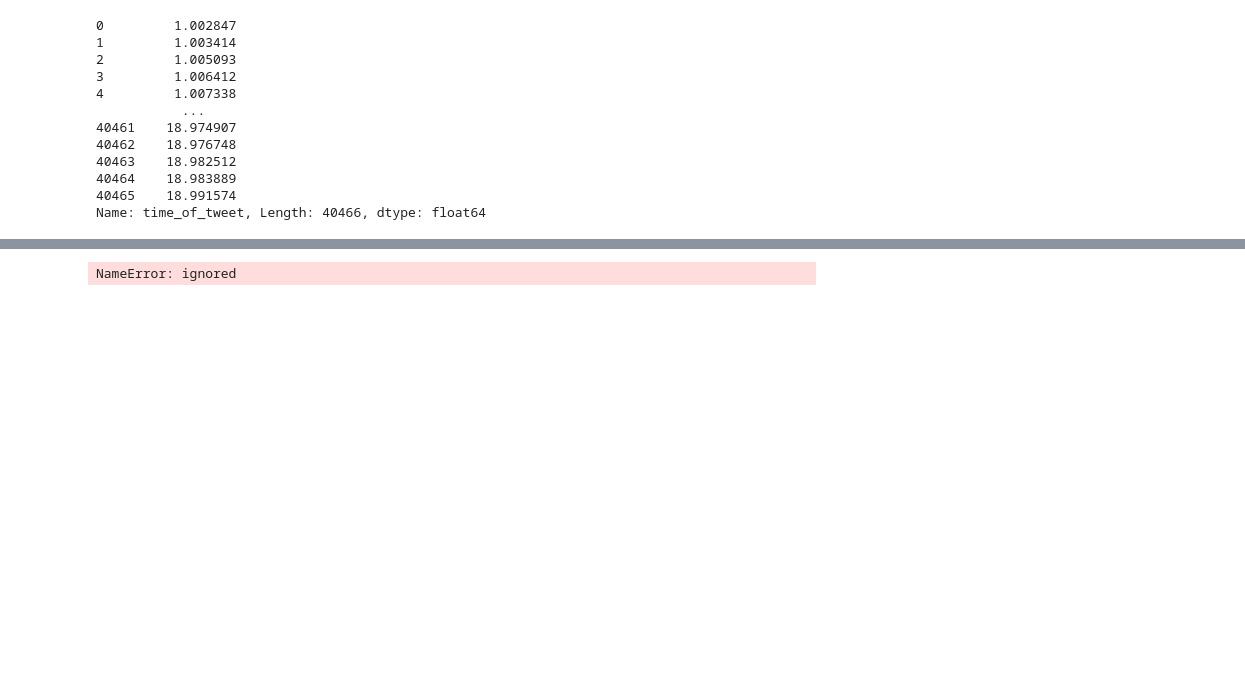
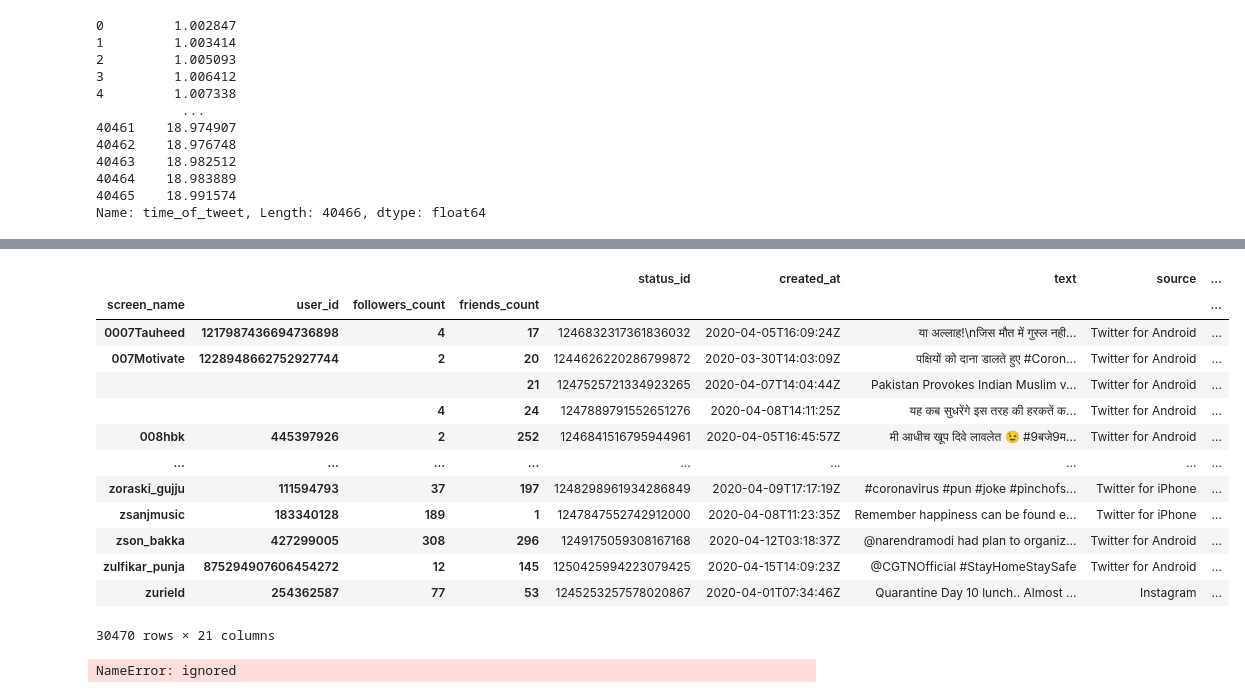
Before and after one commit to ShubhangiSoni1603/Sentimental_analysis_twitter_IN, a Jupyter notebook: Untitled3.ipynb, the cells around one changed output, grey strips where cells are left out. Saved outputs shown, nothing was run; the diff lists cells and outputs as text; code cells hidden in the pictures; blank space fills up the shorter version.

Commit message:
groups

```diff
--- a/Untitled3.ipynb
+++ b/Untitled3.ipynb
@@ -182 +193,19 @@ sns.distplot(dat["time_of_tweet"],bins = 180)
+# %%
+people = dat.groupby(["screen_name","user_id","followers_count","friends_count"])
+people.first()
+# %% [output]
+|  |  |  |  | status_id | created_at | text | source | ... |
+| screen_name | user_id | followers_count | friends_count |  |  |  |  | ... |
+| 0007Tauheed | 1217987436694736898 | 4 | 17 | 1246832317361836032 | 2020-04-05T16:09:24Z | या अल्लाह!\nजिस मौत में गुस्ल नही... | Twitter for Android | ... |
+| 007Motivate | 1228948662752927744 | 2 | 20 | 1244626220286799872 | 2020-03-30T14:03:09Z | पक्षियों को दाना डालते हुए #Coron... | Twitter for Android | ... |
+|  |  |  | 21 | 1247525721334923265 | 2020-04-07T14:04:44Z | Pakistan Provokes Indian Muslim v... | Twitter for Android | ... |
+|  |  | 4 | 24 | 1247889791552651276 | 2020-04-08T14:11:25Z | यह कब सुधरेंगे इस तरह की हरकतें क... | Twitter for Android | ... |
+| 008hbk | 445397926 | 2 | 252 | 1246841516795944961 | 2020-04-05T16:45:57Z | मी आधीच खूप दिवे लावलेत 😉 #9बजे9म... | Twitter for Android | ... |
+| ... | ... | ... | ... | ... | ... | ... | ... | ... |
+| zoraski_gujju | 111594793 | 37 | 197 | 1248298961934286849 | 2020-04-09T17:17:19Z | #coronavirus #pun #joke #pinchofs... | Twitter for iPhone | ... |
+| zsanjmusic | 183340128 | 189 | 1 | 1247847552742912000 | 2020-04-08T11:23:35Z | Remember happiness can be found e... | Twitter for iPhone | ... |
+| zson_bakka | 427299005 | 308 | 296 | 1249175059308167168 | 2020-04-12T03:18:37Z | @narendramodi had plan to organiz... | Twitter for Android | ... |
+| zulfikar_punja | 875294907606454272 | 12 | 145 | 1250425994223079425 | 2020-04-15T14:09:23Z | @CGTNOfficial #StayHomeStaySafe | Twitter for Android | ... |
+| zurield | 254362587 | 77 | 53 | 1245253257578020867 | 2020-04-01T07:34:46Z | Quarantine Day 10 lunch.. Almost ... | Instagram | ... |
+30470 rows × 21 columns
 # %%
```
Also changed, not shown: parts of 4 cells of this notebook.
